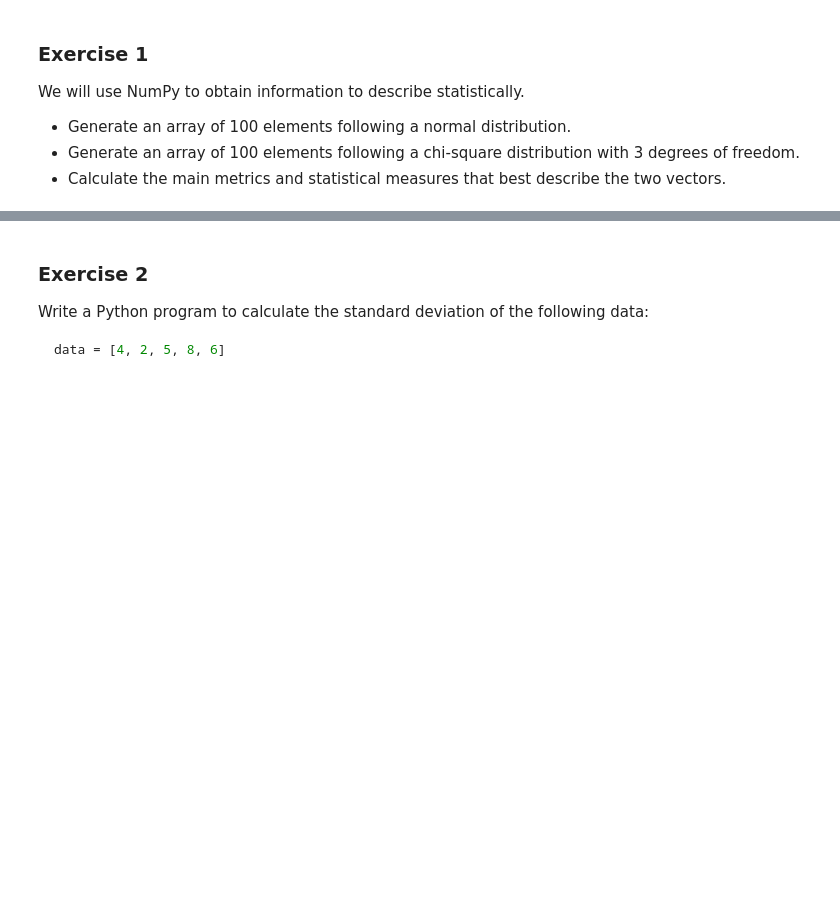
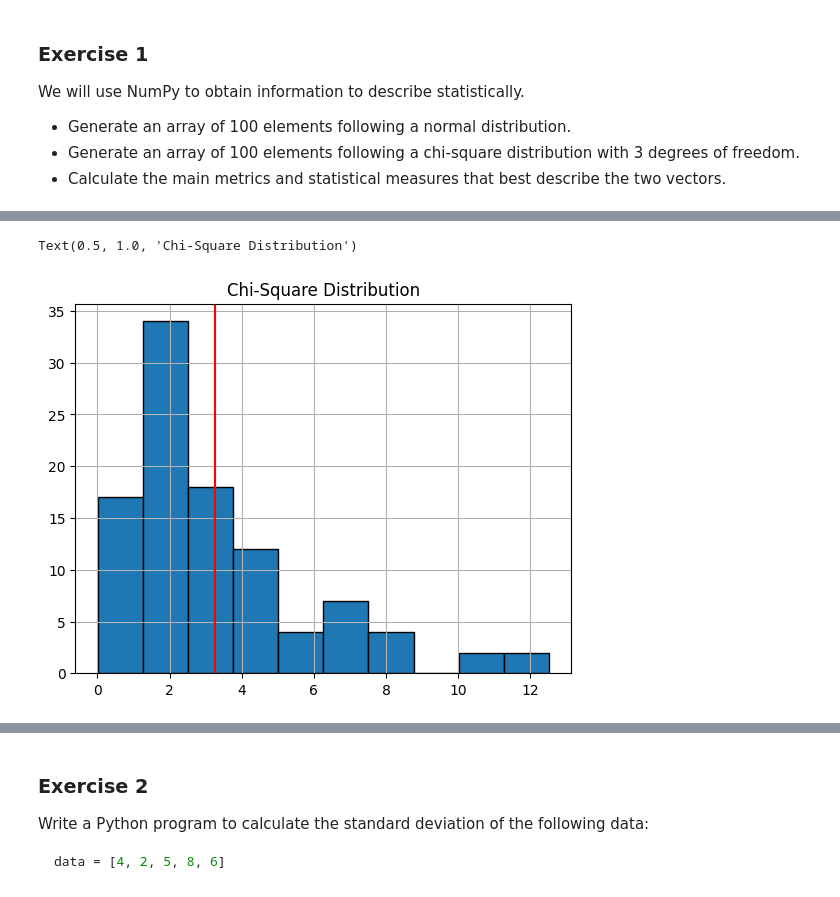
Before and after one commit to Mario162003/descriptive-statistics-exercises-project-with-python, a Jupyter notebook: notebook/problems.ipynb, the cells around one changed output, grey strips where cells are left out. Saved outputs shown, nothing was run; the diff lists cells and outputs as text; code cells hidden in the pictures; blank space fills up the shorter version.

```diff
--- a/notebook/problems.ipynb
+++ b/notebook/problems.ipynb
@@ -66,0 +80,8 @@ Maximum Value: 12.098996993811292
+# %%
+plt.hist(chi_square_array, bins = 10, edgecolor = 'black')
+plt.grid(True)
+plt.axvline(mean2, color = 'r')
+plt.title('Chi-Square Distribution')
+# %% [output]
+Text(0.5, 1.0, 'Chi-Square Distribution')
+[figure, added]
```
Also changed, not shown: parts of 4 cells of this notebook.
